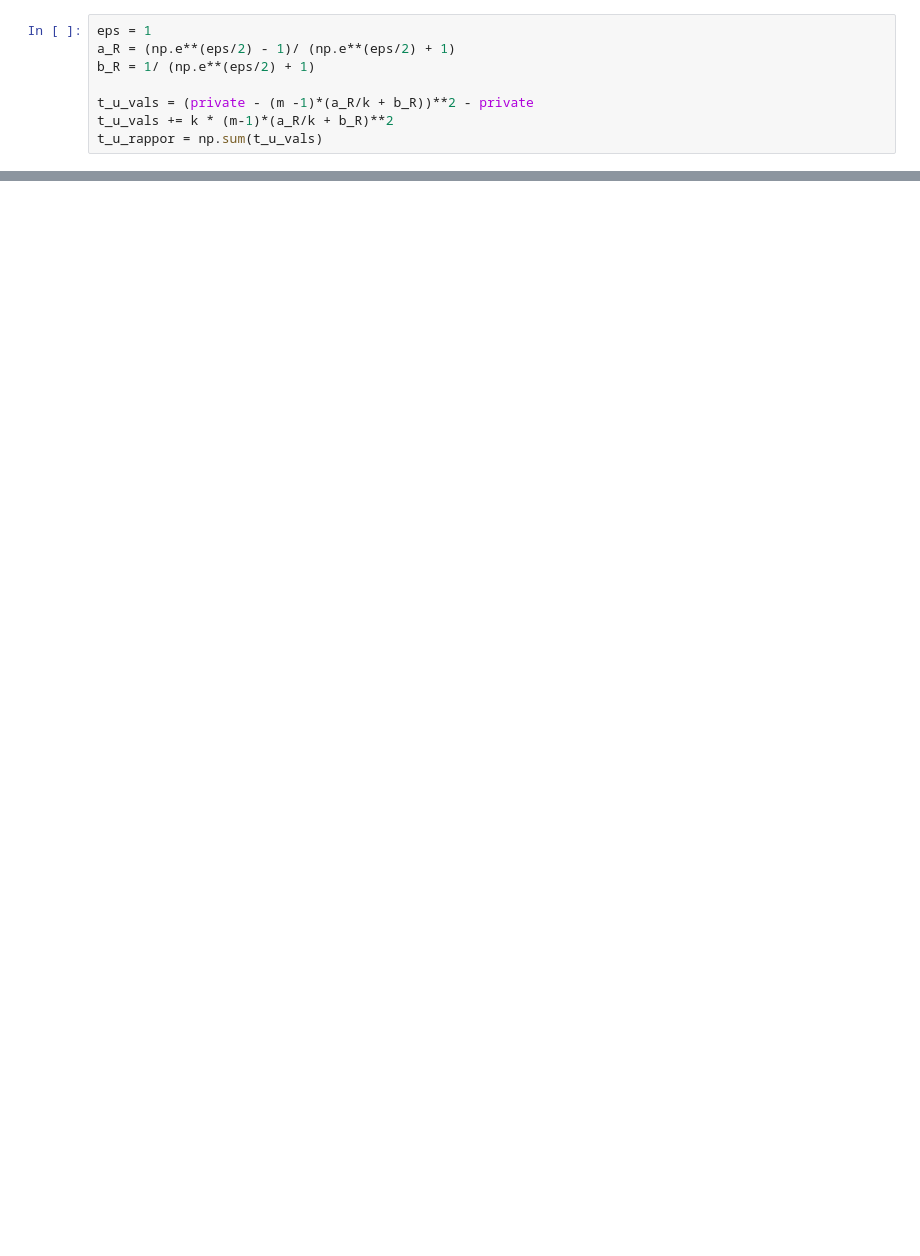
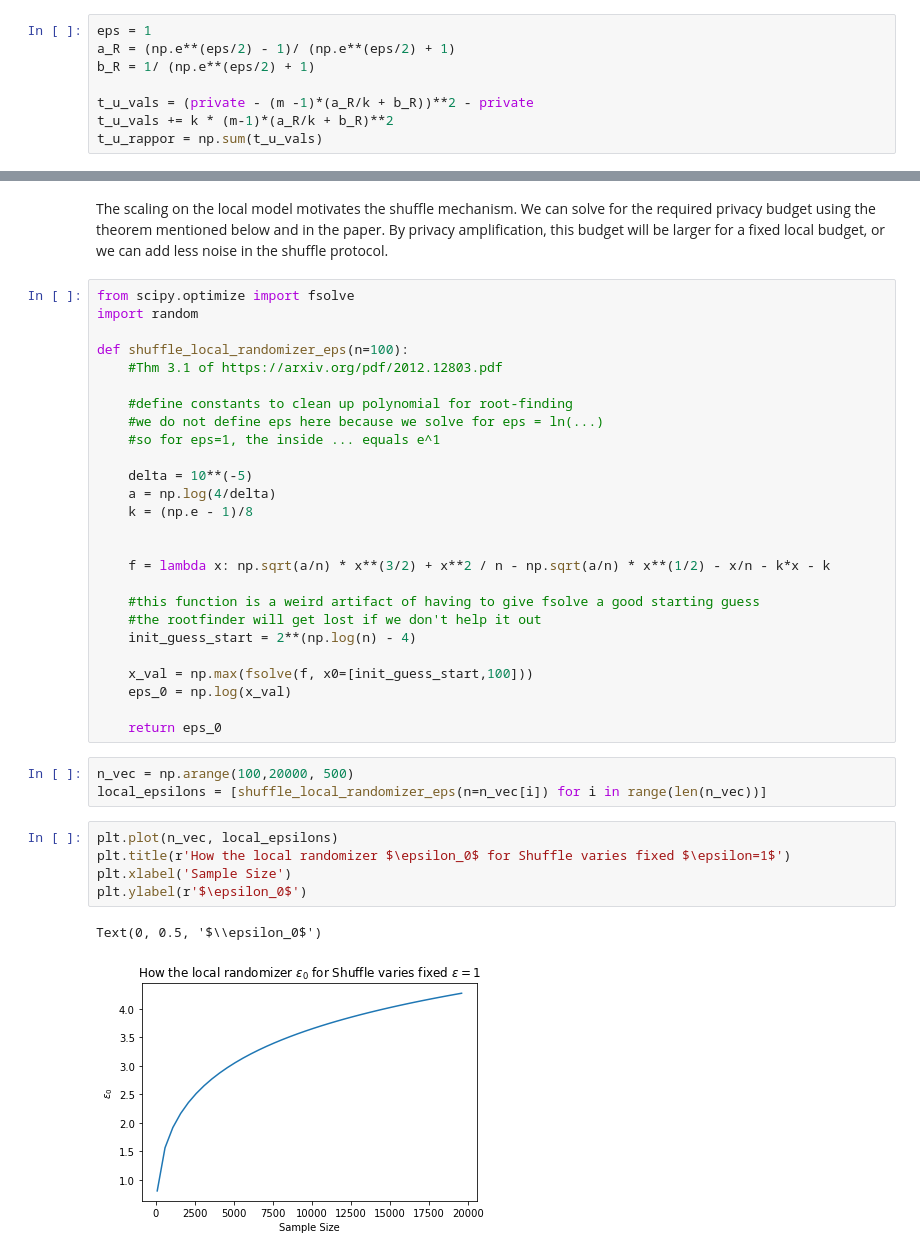
Before and after one commit to jonathanhuml/differential_privacy, a Jupyter notebook: CS208_final_project/CS208_Final_Project.ipynb, the cells around one changed output, grey strips where cells are left out. Drawn from its saved outputs; the diff is of its cells as text; blank space fills up the shorter version.

```diff
--- a/CS208_final_project/CS208_Final_Project.ipynb
+++ b/CS208_final_project/CS208_Final_Project.ipynb
@@ -157,0 +174,39 @@ print(t_u_rappor, m**2 * alpha**2 / k, thresh)
+# %% [markdown]
+The scaling on the local model motivates the shuffle mechanism. We can solve for the required privacy budget using the theorem mentioned below and in the paper. By privacy amplification, this budget will be larger for a fixed local budget, or we can add less noise in the shuffle protocol.
+# %%
+from scipy.optimize import fsolve
+import random
+
+def shuffle_local_randomizer_eps(n=100):
+    #Thm 3.1 of https://arxiv.org/pdf/2012.12803.pdf
+
+    #define constants to clean up polynomial for root-finding
+    #we do not define eps here because we solve for eps = ln(...)
+    #so for eps=1, the inside ... equals e^1
+
+    delta = 10**(-5)
+    a = np.log(4/delta)
+    k = (np.e - 1)/8
+
+
+    f = lambda x: np.sqrt(a/n) * x**(3/2) + x**2 / n - np.sqrt(a/n) * x**(1/2) - x/n - k*x - k
+
+    #this function is a weird artifact of having to give fsolve a good starting guess
+    #the rootfinder will get lost if we don't help it out
+    init_guess_start = 2**(np.log(n) - 4)
+
+    x_val = np.max(fsolve(f, x0=[init_guess_start,100]))
+    eps_0 = np.log(x_val)
+
+    return eps_0
+# %%
+n_vec = np.arange(100,20000, 500)
+local_epsilons = [shuffle_local_randomizer_eps(n=n_vec[i]) for i in range(len(n_vec))]
+# %%
+plt.plot(n_vec, local_epsilons)
+plt.title(r'How the local randomizer $\epsilon_0$ for Shuffle varies fixed $\epsilon=1$')
+plt.xlabel('Sample Size')
+plt.ylabel(r'$\epsilon_0$')
+# %% [output]
+Text(0, 0.5, '$\\epsilon_0$')
+[figure, added]
```
Also changed, not shown: parts of 12 cells of this notebook, 1 other file.
